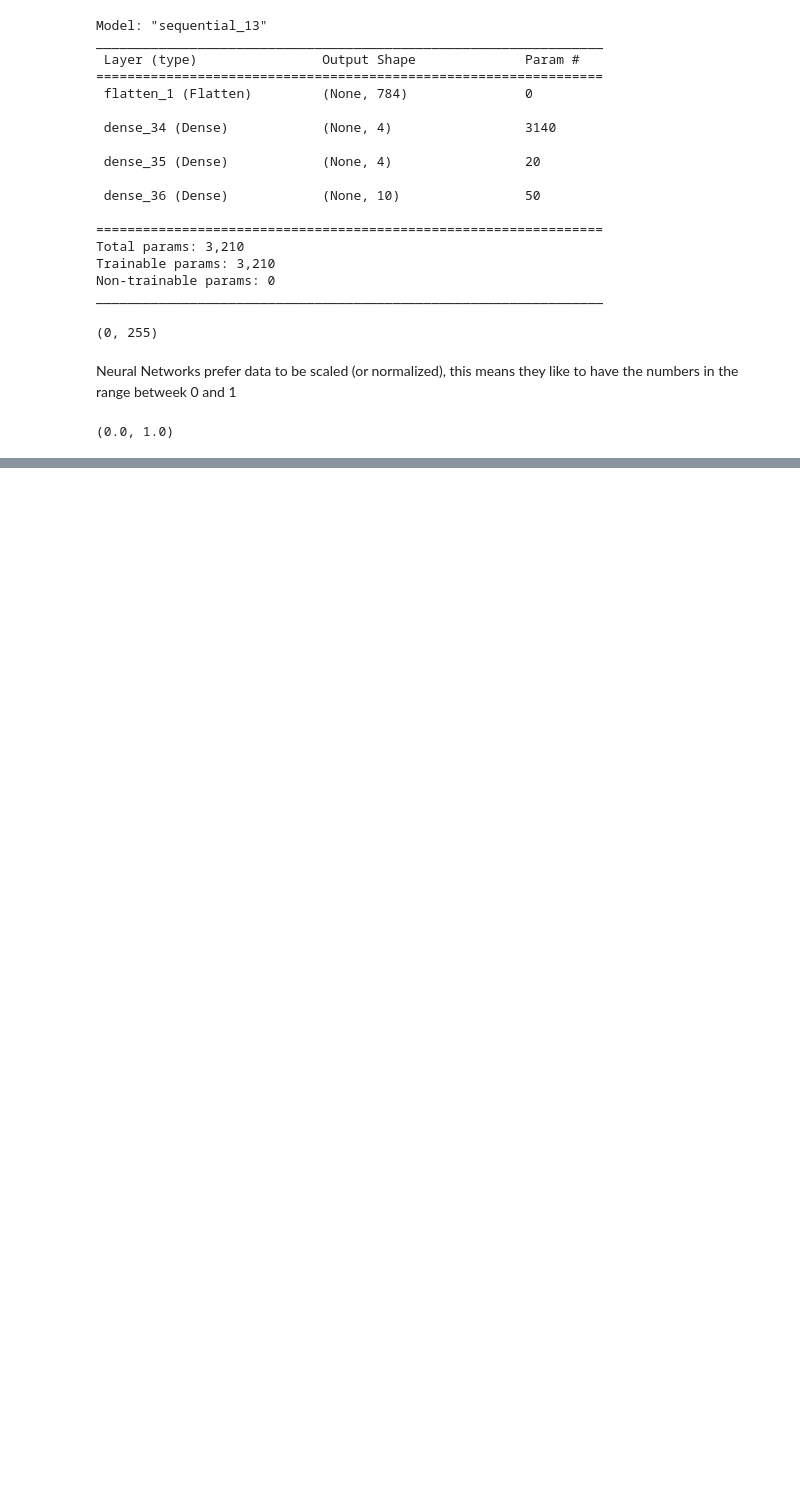
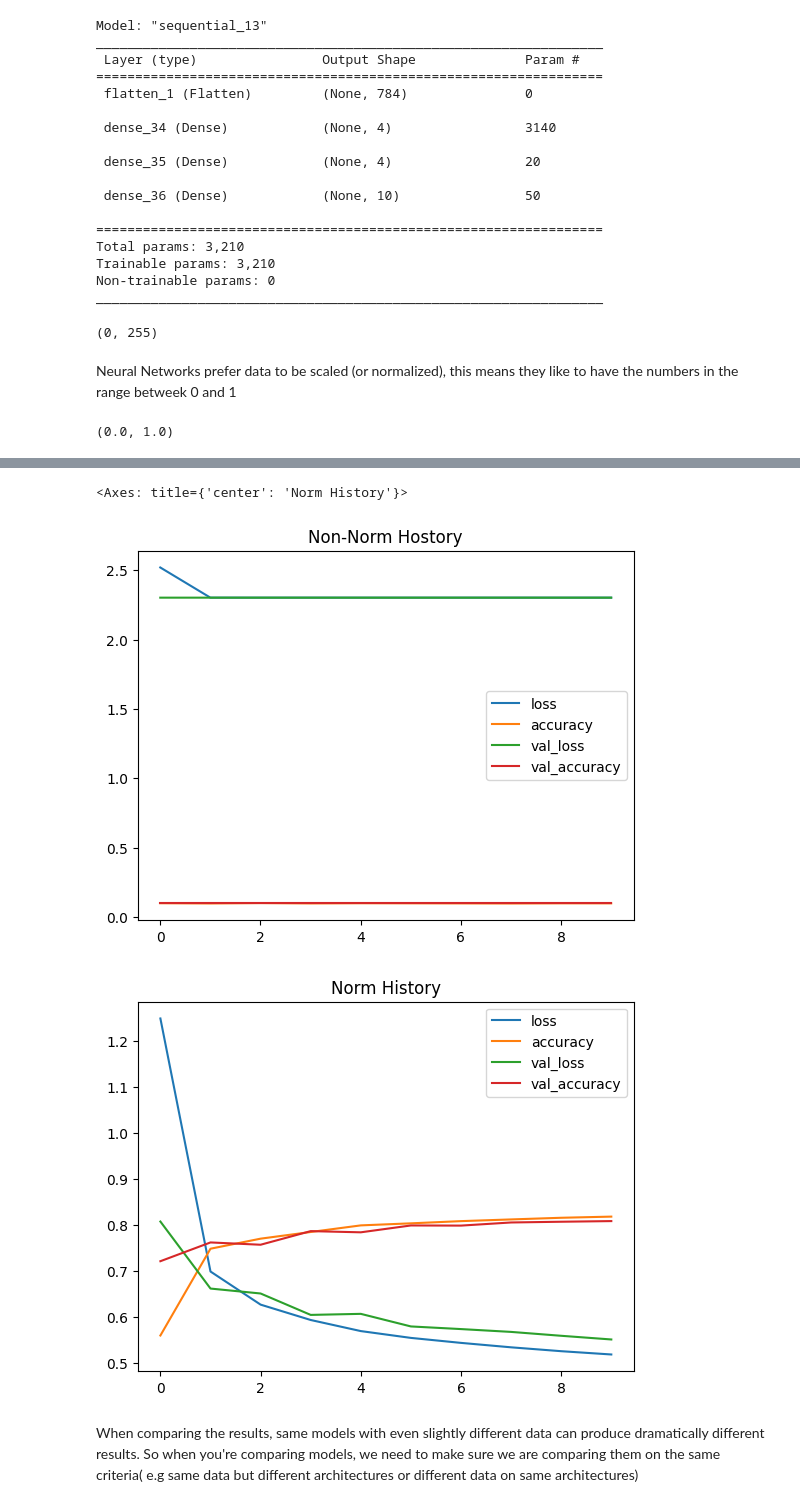
Before and after one commit to lakshitgosain/Tensorflow-ZTM, a Jupyter notebook: 02_neural_network_classification_in_tensorflow.ipynb, the cells around one changed output, grey strips where cells are left out. Drawn from its saved outputs; the diff is of its cells as text; code cells hidden in the pictures; blank space fills up the shorter version.

```diff
--- a/02_neural_network_classification_in_tensorflow.ipynb
+++ b/02_neural_network_classification_in_tensorflow.ipynb
@@ -1099,3 +1099,15 @@ Epoch 9/10
 1875/1875 [==============================] - 5s 2ms/step - loss: 0.5261 - accuracy: 0.8161 - val_loss: 0.5596 - val_accuracy: 0.8075
 Epoch 10/10
 1875/1875 [==============================] - 4s 2ms/step - loss: 0.5189 - accuracy: 0.8186 - val_loss: 0.5516 - val_accuracy: 0.8089
+# %%
+import pandas as pd
+pd.DataFrame(non_norm_history.history).plot(title="Non-Norm Hostory")
+
+pd.DataFrame(norm_history.history).plot(title="Norm History")
+# %% [output]
+<Axes: title={'center': 'Norm History'}>
+[figure, added]
+[figure, added]
+# %% [markdown]
+When comparing the results, same models with even slightly different data can produce dramatically different results.
+So when you're comparing models, we need to make sure we are comparing them on the same criteria( e.g same data but different architectures or different data on same architectures)
```
Also changed, not shown: parts of 10 cells of this notebook.
